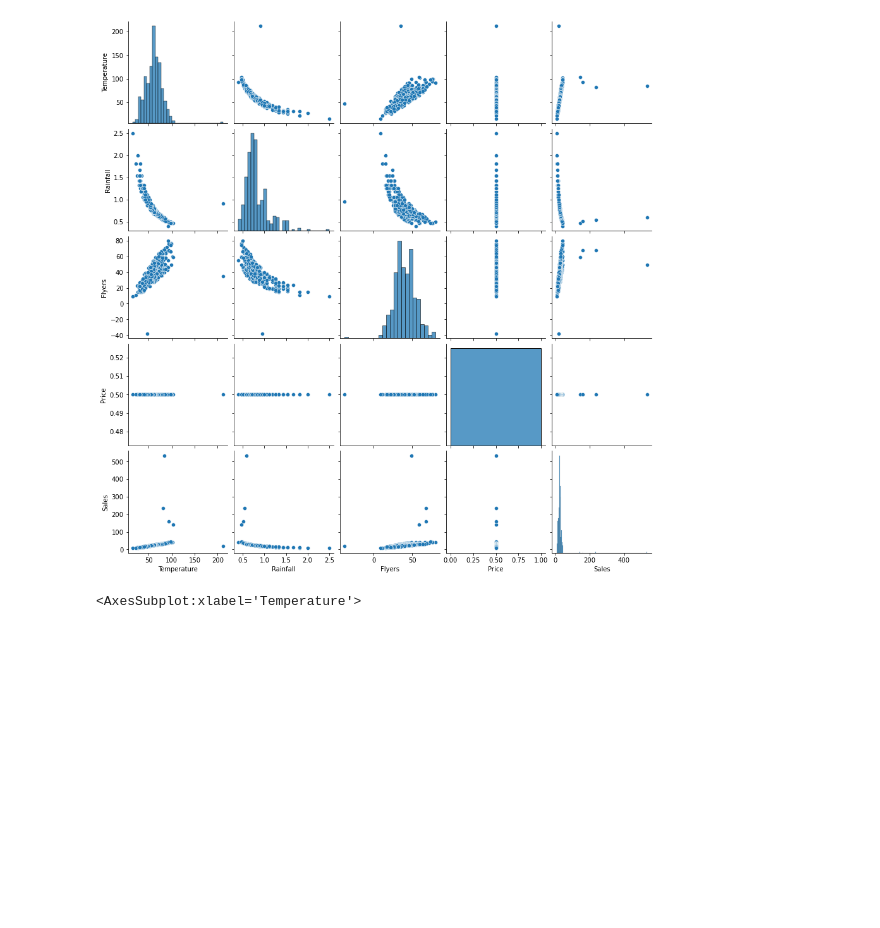
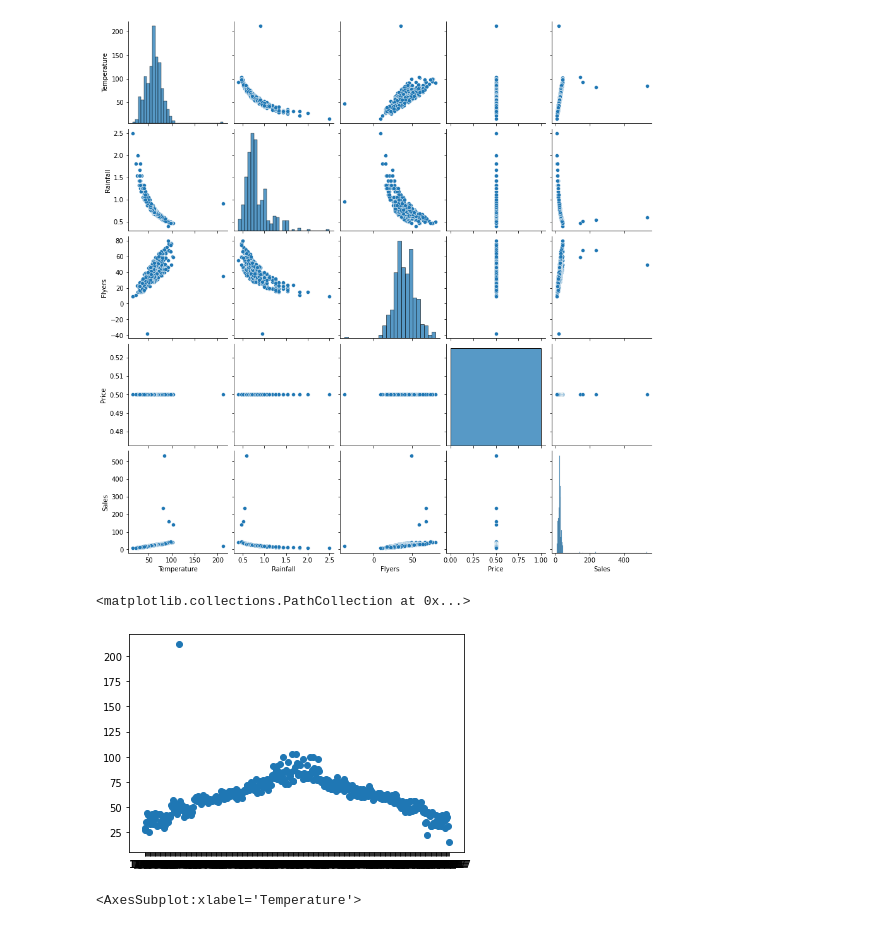
Before and after one commit to DBerchelmann/anomaly-detection-exercises, a Jupyter notebook: continuous_probabilistic_methods.ipynb, the cells around one changed output. Drawn from its saved outputs; the diff is of its cells as text; code cells hidden in the pictures; blank space fills up the shorter version.

```diff
--- a/continuous_probabilistic_methods.ipynb
+++ b/continuous_probabilistic_methods.ipynb
@@ -83,6 +83,11 @@ sns.pairplot(df)
 # %% [output]
 <seaborn.axisgrid.PairGrid at 0x...>
 [figure]
+# %%
+plt.scatter(df.Date, df.Temperature)
+# %% [output]
+<matplotlib.collections.PathCollection at 0x...>
+[figure, added]
 # %%
 sns.boxplot(df['Temperature'])
 # %% [output]
```
Also changed, not shown: parts of 4 cells of this notebook, 1 other file.
